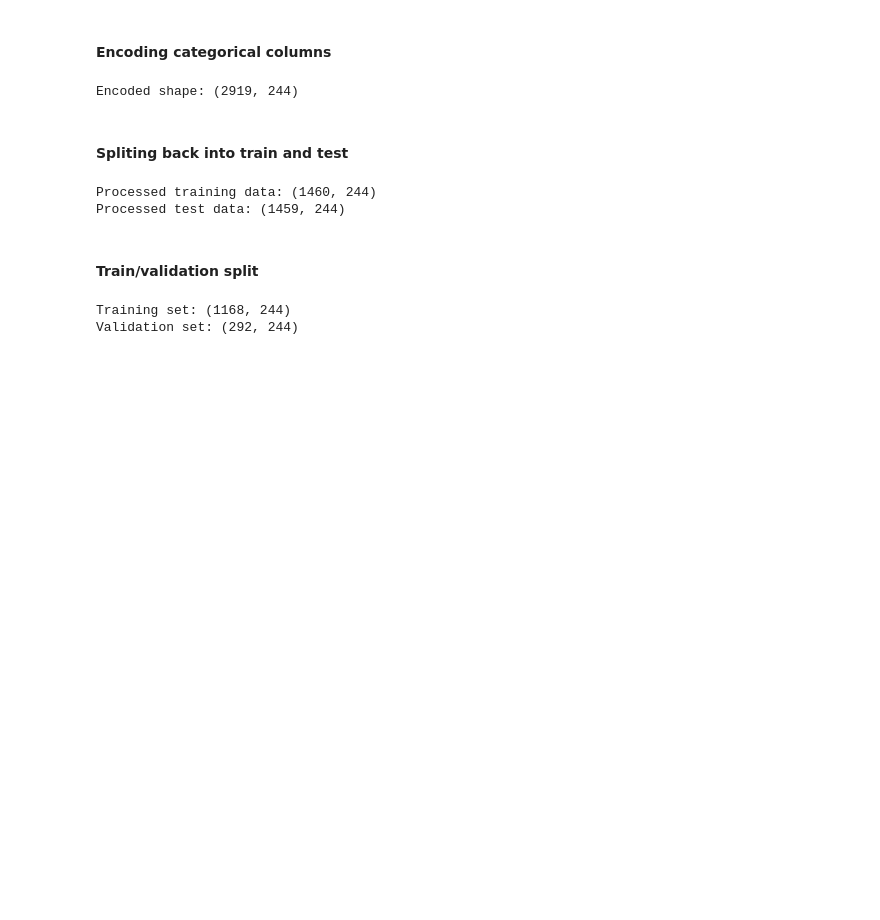
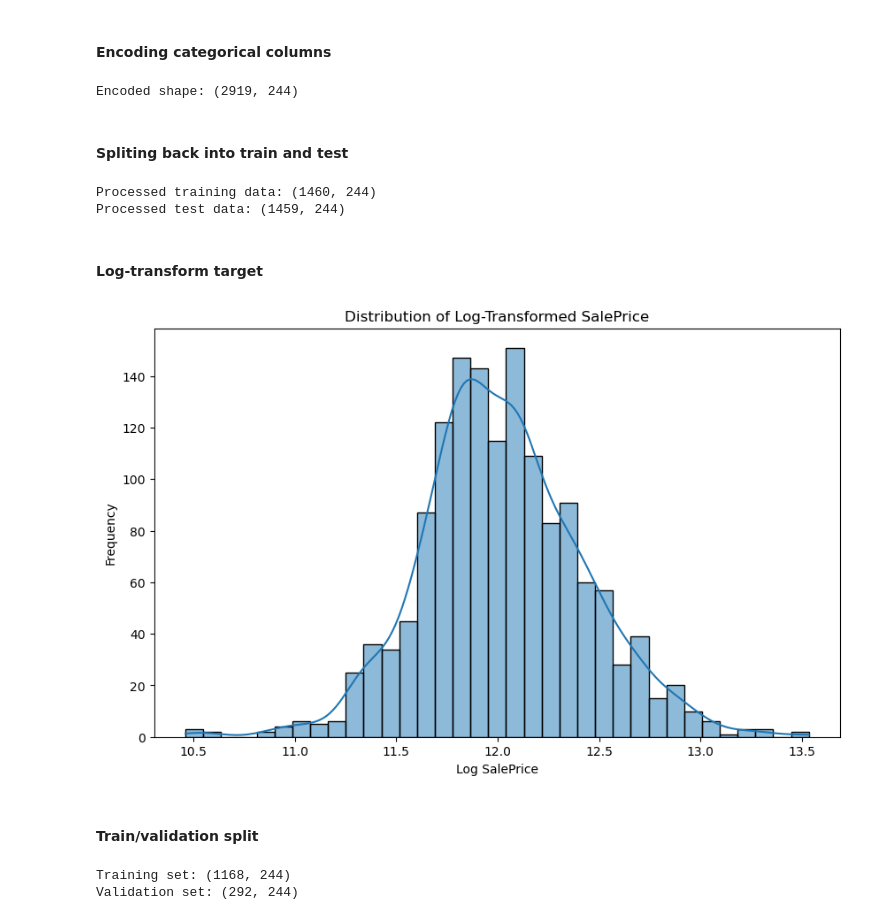
Before and after one commit to MohammadRafi21/House-Prices-Advanced-Regression, a Jupyter notebook: House_Prices_Kaggle_Regression.ipynb.ipynb, the cells around one changed output. Cells and saved outputs as stored; diff of their text form; code cells hidden in the pictures; blank space fills up the shorter version.

```diff
--- a/House_Prices_Kaggle_Regression.ipynb.ipynb
+++ b/House_Prices_Kaggle_Regression.ipynb.ipynb
@@ -149,6 +179,20 @@ print("Processed test data:", test_processed.shape)
 # %% [output]
 Processed training data: (1460, 244)
 Processed test data: (1459, 244)
+# %% [markdown]
+#### Log-transform target
+# %%
+y_log = np.log1p(y)
+# %%
+# comparing before and after:
+plt.figure(figsize=(10, 6))
+sns.histplot(y_log, kde=True)
+plt.title("Distribution of Log-Transformed SalePrice")
+plt.xlabel("Log SalePrice")
+plt.ylabel("Frequency")
+plt.show()
+# %% [output]
+[figure, added]
 # %% [markdown]
 #### Train/validation split
 # %%
```
Also changed, not shown: parts of 22 cells of this notebook.
